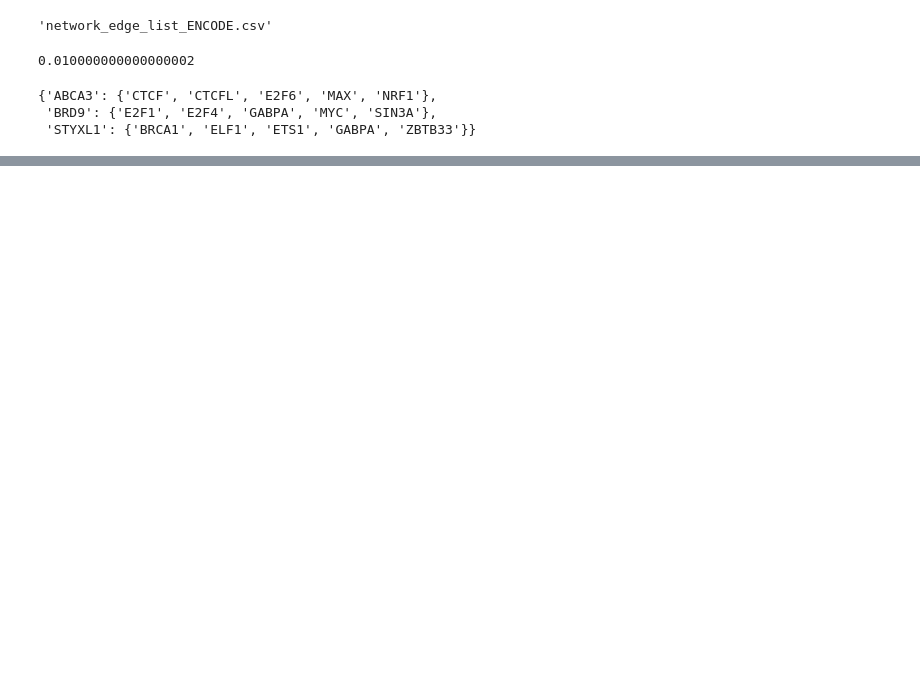
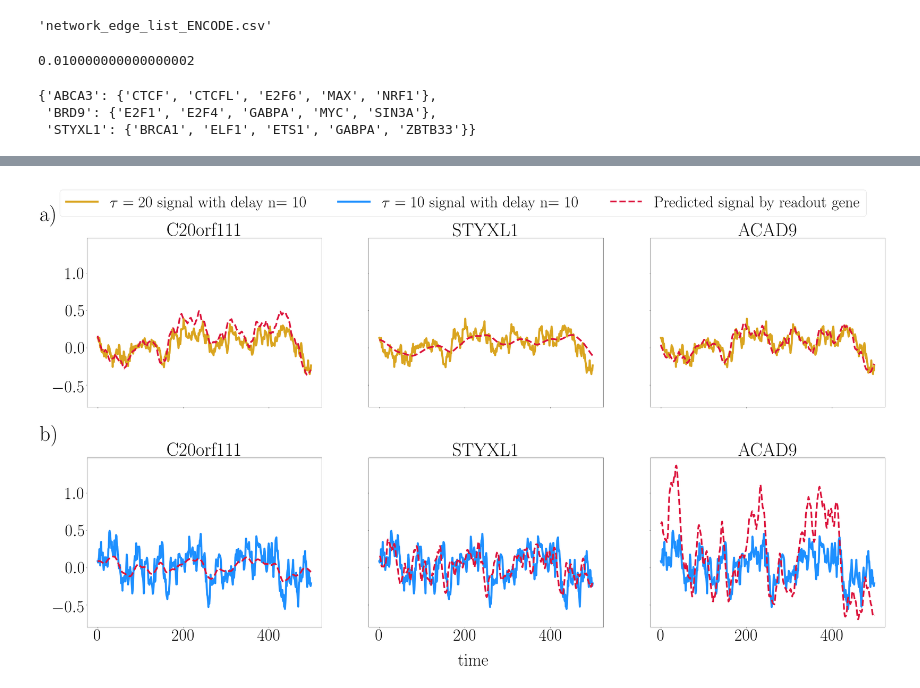
Before and after one commit to carfuentes/dynamic_routing, a Jupyter notebook: ESN-gene-nets.ipynb, the cells around one changed output, grey strips where cells are left out. Drawn from its saved outputs; the diff is of its cells as text; code cells hidden in the pictures; blank space fills up the shorter version.

```diff
--- a/ESN-gene-nets.ipynb
+++ b/ESN-gene-nets.ipynb
@@ -620,0 +809,36 @@ ACAD9
+# %%
+
+n=10
+tau_net= {
+    0:(20,"a)","goldenrod"),
+    1:(10, "b)",'dodgerblue')
+}
+fig, axes = subplots(nrows=2, ncols=3, sharex=True, sharey=True, figsize=(50, 25))
+fig.text(0.5, 0.05, 'time', ha='center',fontsize=60)
+subplots_adjust(hspace=0.3)
+#for i,net in enumerate([nets[(20,20)],nets[(10,10)]]):
+for i,key in enumerate([(20,20),(10,10)]):
+    net=nets[key]
+    axes[i,0].text(-0.2, 1.1, tau_net[i][1], transform= axes[i,0].transAxes, size=75)
+    for j,readout_pos in enumerate([2,3,6]):
+        ax1=axes[i,j]
+        ax1.set_title(readout_name[readout_pos],fontsize=65)
+
+        if i==0:
+            h1=ax1.plot( net.u_dict[tau_net[i][0]][0+trainLen-n:trainLen+500-n], color=colors[tau_net[i][2]],linewidth=7 )
+        else:
+            h3=ax1.plot( net.u_dict[tau_net[i][0]][0+trainLen-n:trainLen+500-n], color=colors[tau_net[i][2]],linewidth=7 )
+        h2=ax1.plot(net.Y[readout_pos,0:500],"--", color=colors['crimson'],linewidth=6 )
+        #ax1.legend(['Noise signal with delay n= {}'.format(n), "Predicted signal"],fontsize=18)
+        ax1.tick_params(axis='both', labelsize=58)
+    #axes[i,0].legend(['Noise signal with delay n= {}'.format(n), "Predicted signal"],fontsize=50,bbox_to_anchor=(0.8,1.2))
+
+
+    #axes[i,3].set_xticks(ind, names)
+    #yticks(np.arange(0, 81, 10))
+    #print([mi_histogram[key][name_r] for name_r in names])
+
+figlegend([h1[0],h3[0],h2[0]],[r'$\tau=20$ signal with delay n= {}'.format(n), r'$\tau=10$ signal with delay n= {}'.format(n),"Predicted signal by readout gene"],fontsize=55,ncol=3,loc="upper center")
+show()
+# %% [output]
+[figure, added]
```
Also changed, not shown: parts of 53 cells of this notebook, 8 other files.
